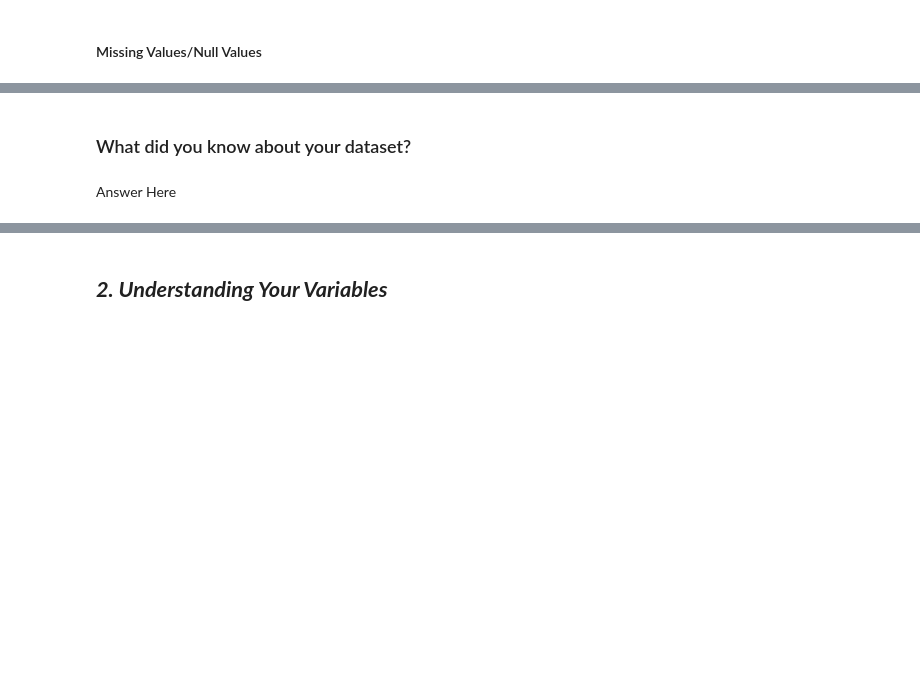
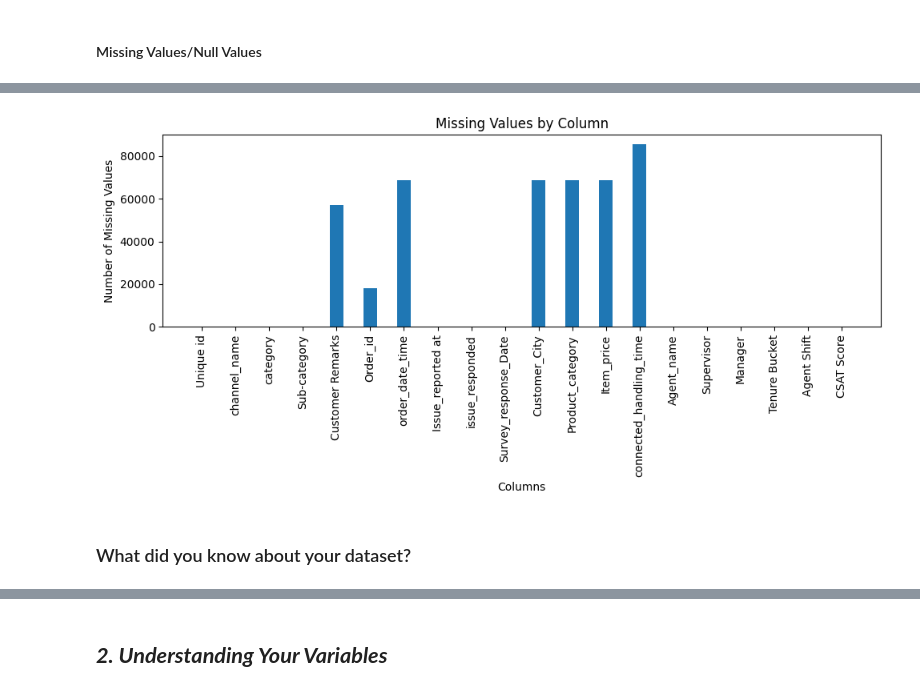
Before and after one commit to Shuvam-2000/Classification-Flipkart-Customer-Service-Satisfaction, a Jupyter notebook: Classification_Flipkart_Customer_Service_Satisfaction.ipynb, the cells around one changed output, grey strips where cells are left out. Saved outputs shown, nothing was run; the diff lists cells and outputs as text; code cells hidden in the pictures; blank space fills up the shorter version.

Commit message:
feat: - project summary and problem statement defined - dataset loaded - basic inspection completed

```diff
--- a/Classification_Flipkart_Customer_Service_Satisfaction.ipynb
+++ b/Classification_Flipkart_Customer_Service_Satisfaction.ipynb
@@ -85,3 +96,7 @@ M - Multivariate Analysis
+# %%
+# Load Dataset
+url = 'https://raw.githubusercontent.com/Shuvam-2000/EDA-DATASET/refs/heads/main/Customer_support_data.csv'
+data = pd.read_csv(url)
 # %% [markdown]
 ### Dataset First View
 # %%
@@ -107,4 +178,16 @@ M - Multivariate Analysis
+# %%
+# Visualizing the missing values
+missing_values = data.isnull().sum()
+
+plt.figure(figsize=(10, 5))
+plt.bar(missing_values.index, missing_values.values, width=0.4)
+plt.xlabel('Columns')
+plt.ylabel('Number of Missing Values')
+plt.title('Missing Values by Column')
+plt.xticks(rotation=90)
+plt.tight_layout()
+plt.show()
+# %% [output]
+[figure, added]
 # %% [markdown]
 ### What did you know about your dataset?
-# %% [markdown]
-Answer Here
```
Also changed, not shown: parts of 21 cells of this notebook.
